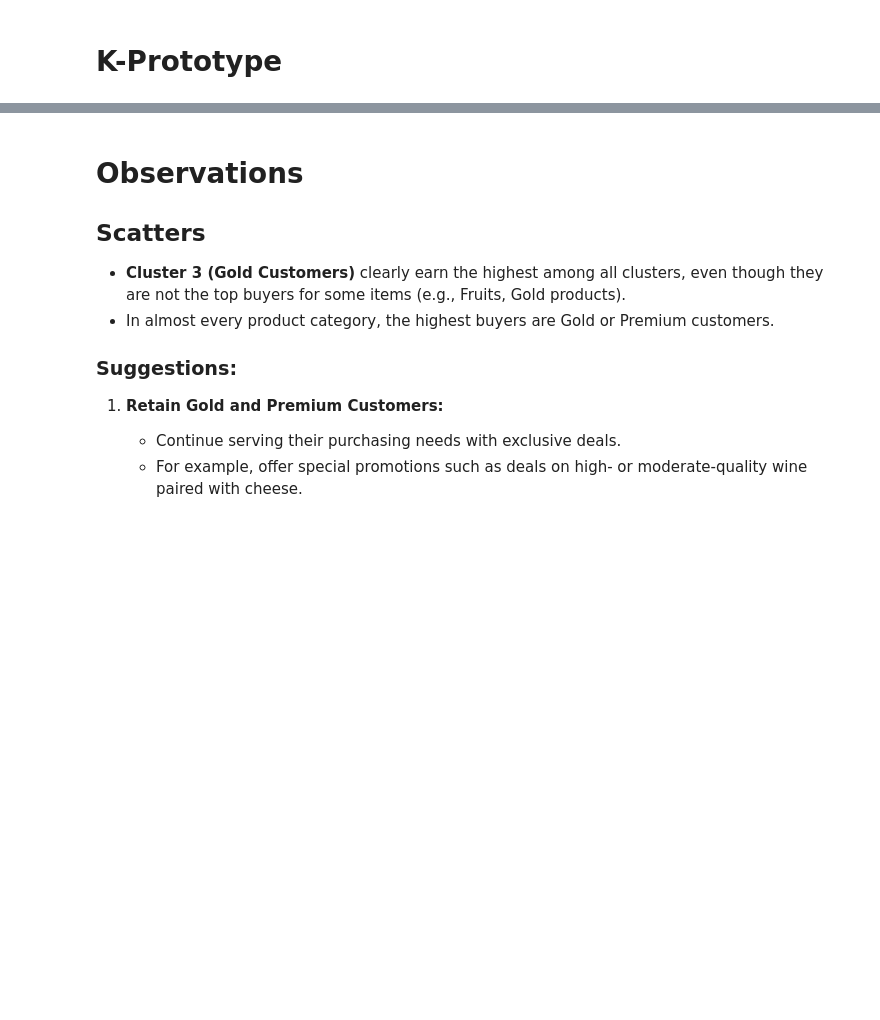
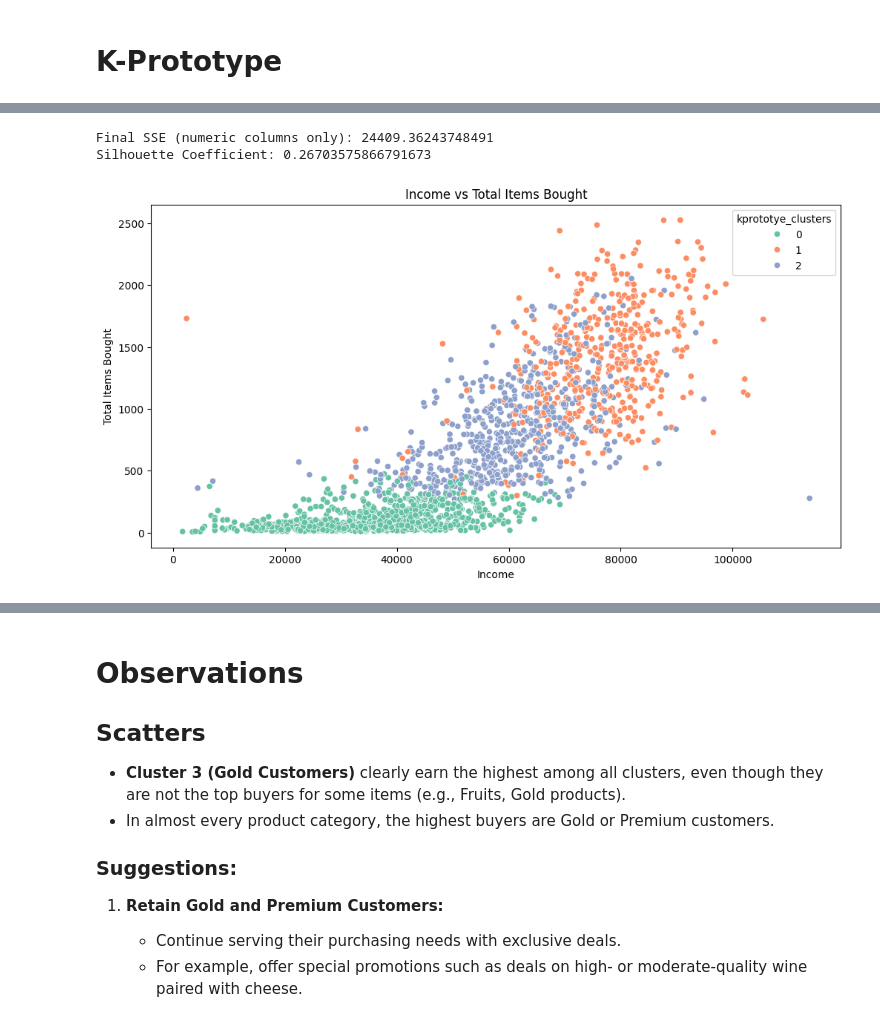
Before and after one commit to monateja9999/deep_learning_and_its_applications, a Jupyter notebook: HW1/Part1/Kmeans_KNN.ipynb, the cells around one changed output, grey strips where cells are left out. Cells and saved outputs as stored; diff of their text form; code cells hidden in the pictures; blank space fills up the shorter version.

```diff
--- a/HW1/Part1/Kmeans_KNN.ipynb
+++ b/HW1/Part1/Kmeans_KNN.ipynb
@@ -596,7 +773,7 @@ sns.lineplot(x='kprototye_clusters', y='cost', data=df_cost)
 # Kmeans tuned, choose the appropriate number of clusters and perform the final clustering
 # 2 Points
 # TODO ===== YOUR CODE HERE =====
-kprototype = KPrototypes(n_jobs=-1, n_clusters=, init='Huang', random_state=0)
+kprototype = KPrototypes(n_jobs=-1, n_clusters=3, init='Huang', random_state=0) # n_clusters = 3 selection based on the elbow method
 # TODO ==========================
 clusters_kprototype = kprototype.fit_predict(dfMatrix, categorical=catColumnsPos)
 # %%
@@ -625,33 +802,42 @@ def compute_sse(df_numeric, clusters):
 
     Returns:
         float: The total SSE across all clusters.
     """
     sse = 0.0
     # 2 Points
     # TODO ===== YOUR CODE HERE =====
 
+    for k in np.unique(clusters):
+        cluster_points = df_numeric[clusters == k]
+        cluster_center = cluster_points.mean(axis=0)
+        sse += np.sum((cluster_points - cluster_center) ** 2)
+
     # TODO ==========================
     return sse
 
 ##################################################
 # Compute Within-Cluster SSE and Silhouette Coefficient
 ##################################################
 
 # 1. Get the indices of numeric columns by excluding all categorical column positions
 numeric_indices = [i for i in range(dfMatrix.shape[1]) if i not in catColumnsPos]
 
 # 2. Extract the numeric data from dfMatrix
 df_numeric = dfMatrix[:, numeric_indices]
 
 # 3. Compute the SSE for each cluster using the defined function
 sse_kprototype = compute_sse(df_numeric, clusters_kprototype)
 print("Final SSE (numeric columns only):", sse_kprototype)
 
 # 4. Compute the Silhouette Coefficient
 # Note: The Silhouette score relies on pairwise distances between samples, so caution is needed when interpreting
 # results for high-dimensional data.
 silhouette_coef_kprototype = silhouette_score(df_kmeans_scaled, clusters_kprototype)
 print("Silhouette Coefficient:", silhouette_coef_kprototype)
+# %% [output]
+Final SSE (numeric columns only): 24409.36243748491
+Silhouette Coefficient: 0.26703575866791673
+[figure, added]
 # %%
 # Now our clusters are set, we need to visualize and get descriptive of the data according to clusters.
 # However, from what I got we can conclude that; there are 4 clusters of the customers.
```
Also changed, not shown: parts of 35 cells of this notebook.
